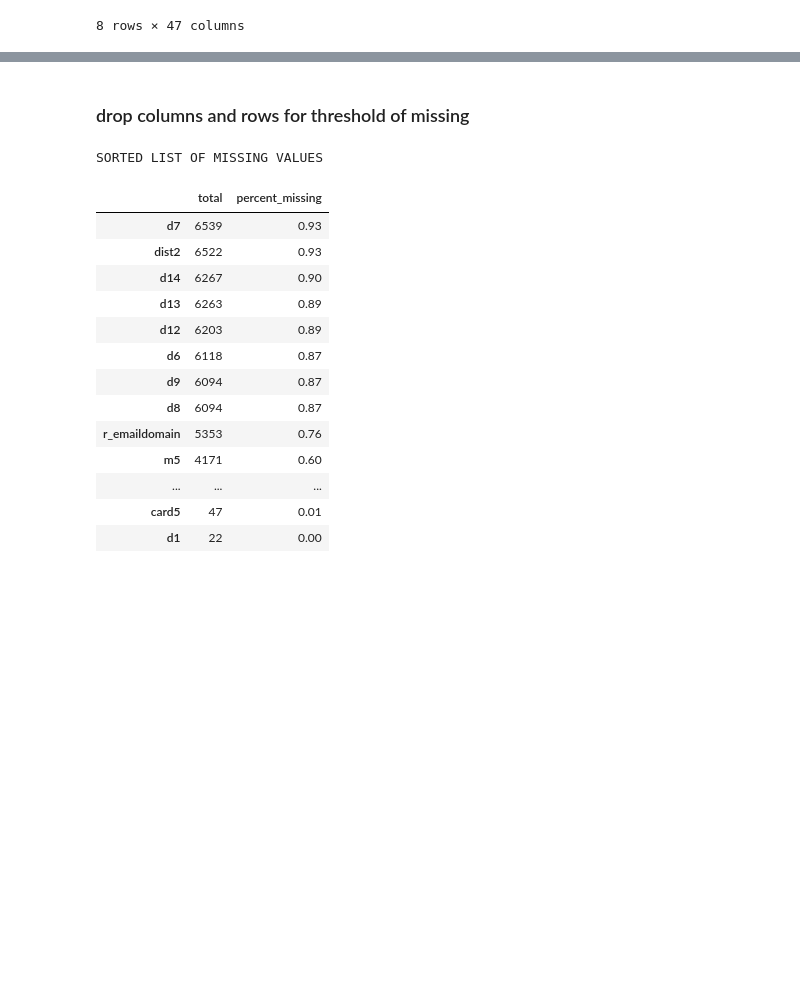
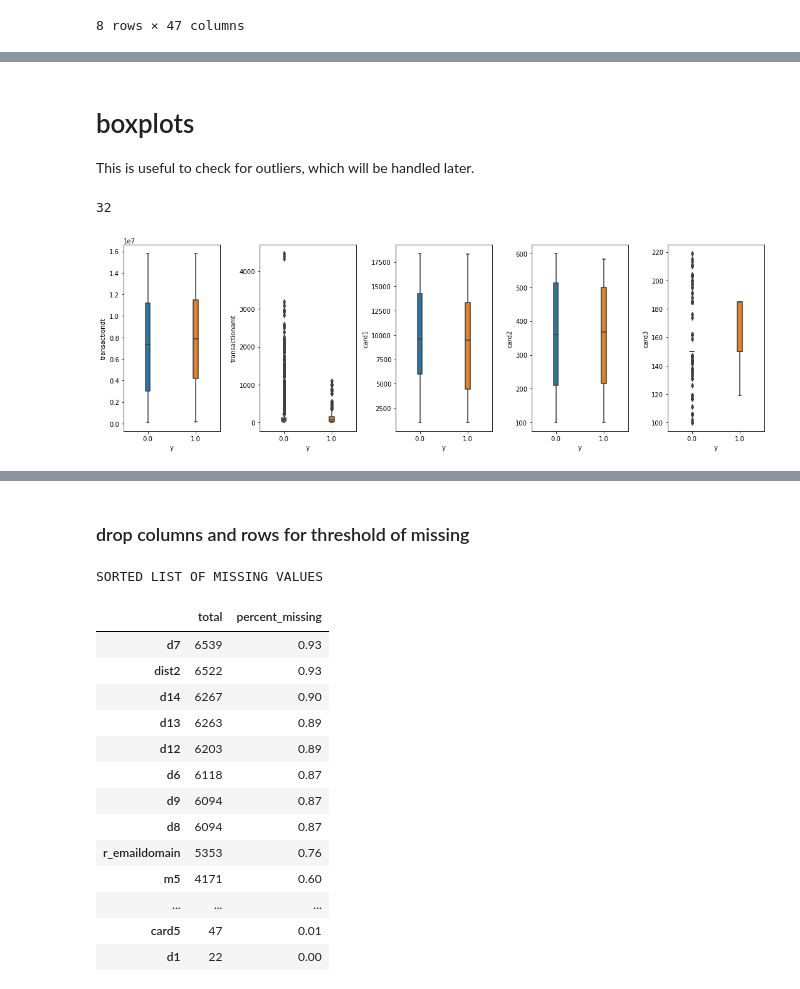
Before and after one commit to Marcelobbr/fraud_detection, a Jupyter notebook: notebooks/03_eda_cleansing.ipynb, the cells around one changed output, grey strips where cells are left out. Saved outputs shown, nothing was run; the diff lists cells and outputs as text; code cells hidden in the pictures; blank space fills up the shorter version.

```diff
--- a/notebooks/03_eda_cleansing.ipynb
+++ b/notebooks/03_eda_cleansing.ipynb
@@ -191,0 +304,23 @@ data.describe()
+# %%
+for col in ['m1', 'm2', 'm3', 'm5', 'm6', 'm7', 'm8', 'm9']:
+    data[col] = data[col].map( {'F': 0, 'T': 1} ).astype(float)
+# %%
+numerical_cols, other_cols = get_numerical_mask(data)
+boolean_vars = ['m1', 'm2', 'm3', 'm5', 'm6', 'm7', 'm8', 'm9']
+# boolean_vars.extend(['seniorcitizen', 'gender_male'])
+for col in boolean_vars:
+    numerical_cols.remove(col)
+# %% [markdown]
+# boxplots
+This is useful to check for outliers, which will be handled later.
+# %%
+len(numerical_cols)
+# %% [output]
+32
+# %%
+partition = int(len(numerical_cols)/6)
+# %%
+if not sandbox_mode:
+    build_boxplots(data[numerical_cols[partition*0:partition*1]], y_train['y'], '01')
+# %% [output]
+[figure, added]
```
Also changed, not shown: parts of 76 cells of this notebook, 16 other files.
